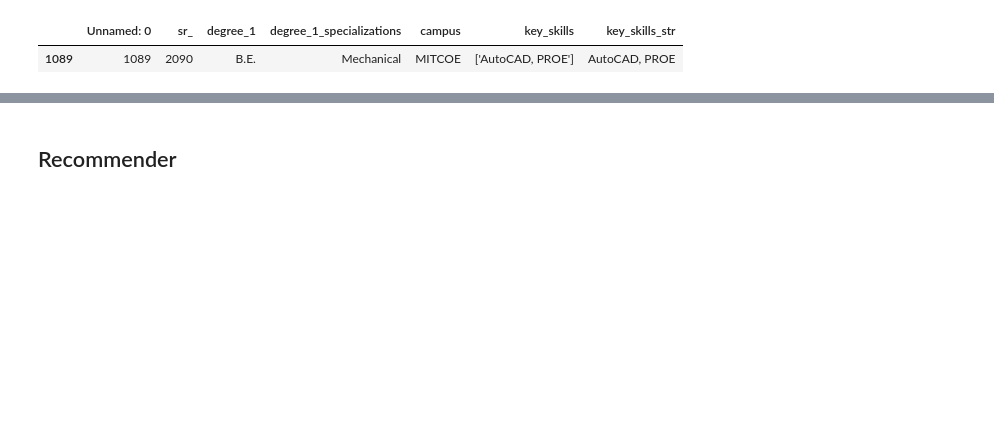
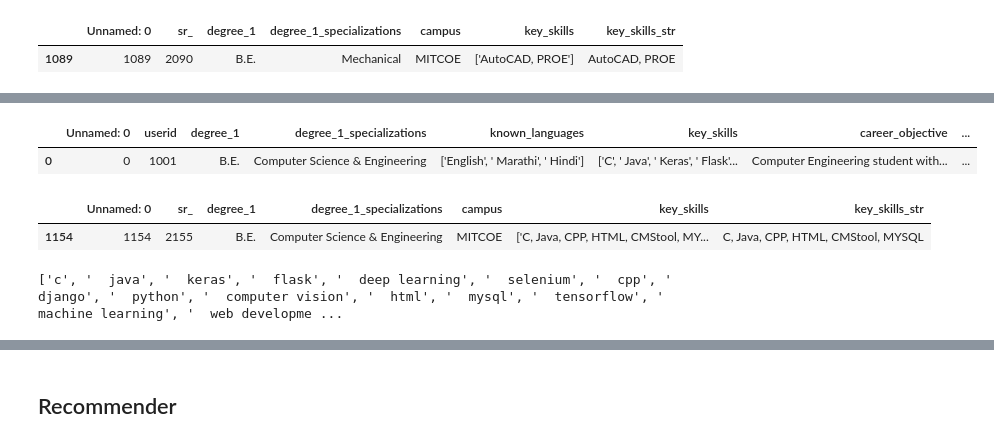
Before and after one commit to britneyv/Personalised-Course-Recommender-System, a Jupyter notebook: Thesis-V4.ipynb, the cells around one changed output, grey strips where cells are left out. Saved outputs shown, nothing was run; the diff lists cells and outputs as text; code cells hidden in the pictures; blank space fills up the shorter version.

```diff
--- a/Thesis-V4.ipynb
+++ b/Thesis-V4.ipynb
@@ -558 +751,19 @@ cf["userid"].iloc[0]
+# %%
+user = "1001"
+user_details = user_dataset[user_dataset["userid"] == user]
+user_details
+# %% [output]
+|  | Unnamed: 0 | userid | degree_1 | degree_1_specializations | known_languages | key_skills | career_objective | ... |
+| 0 | 0 | 1001 | B.E. | Computer Science & Engineering | ['English', ' Marathi', ' Hindi'] | ['C', ' Java', ' Keras', ' Flask'... | Computer Engineering student with... | ... |
+# %%
+course_dataset[course_dataset["sr_"] == 2155]
+# %% [output]
+|  | Unnamed: 0 | sr_ | degree_1 | degree_1_specializations | campus | key_skills | key_skills_str |
+| 1154 | 1154 | 2155 | B.E. | Computer Science & Engineering | MITCOE | ['C, Java, CPP, HTML, CMStool, MY... | C, Java, CPP, HTML, CMStool, MYSQL |
+# %%
+user_keyskills = (map(lambda x: x.lower(), user_keyskills))
+user_keyskills = list(user_keyskills)
+print(user_keyskills)
+# %% [output]
+['c', '  java', '  keras', '  flask', '  deep learning', '  selenium', '  cpp', '  django', '  python', '  computer vision', '  html', '  mysql', '  tensorflow', '  machine learning', '  web developme ...
 # %%
```
Also changed, not shown: parts of 25 cells of this notebook.
